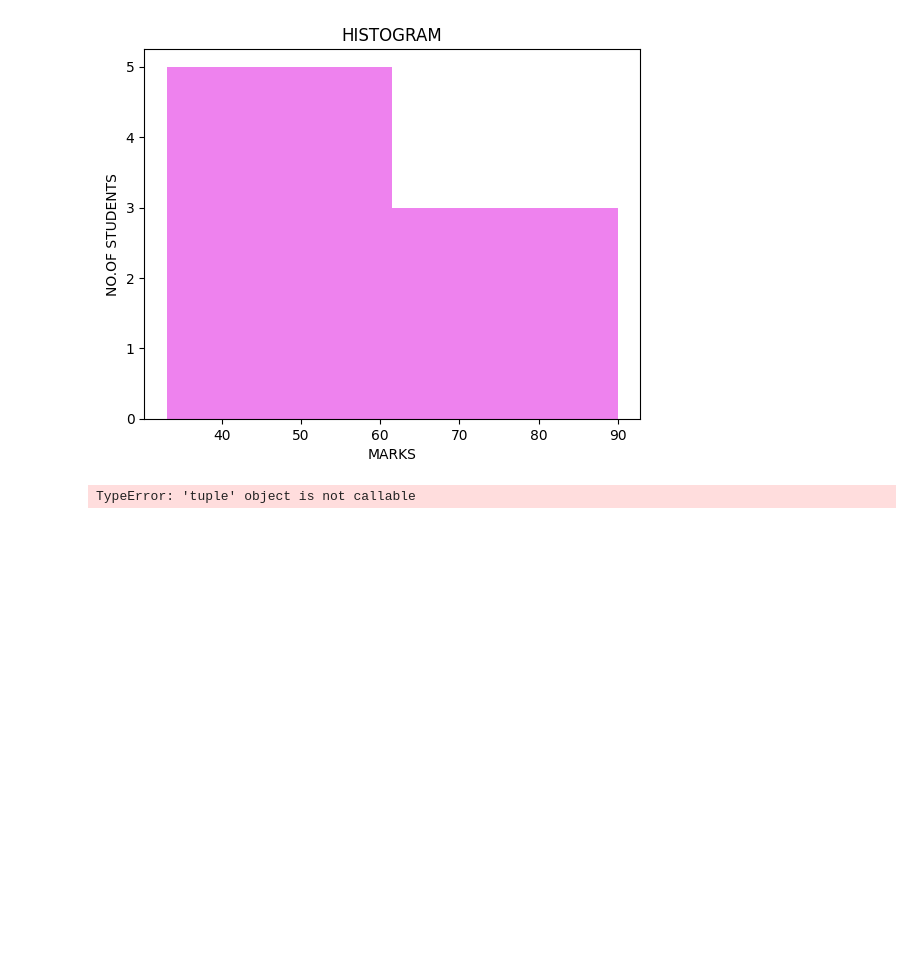
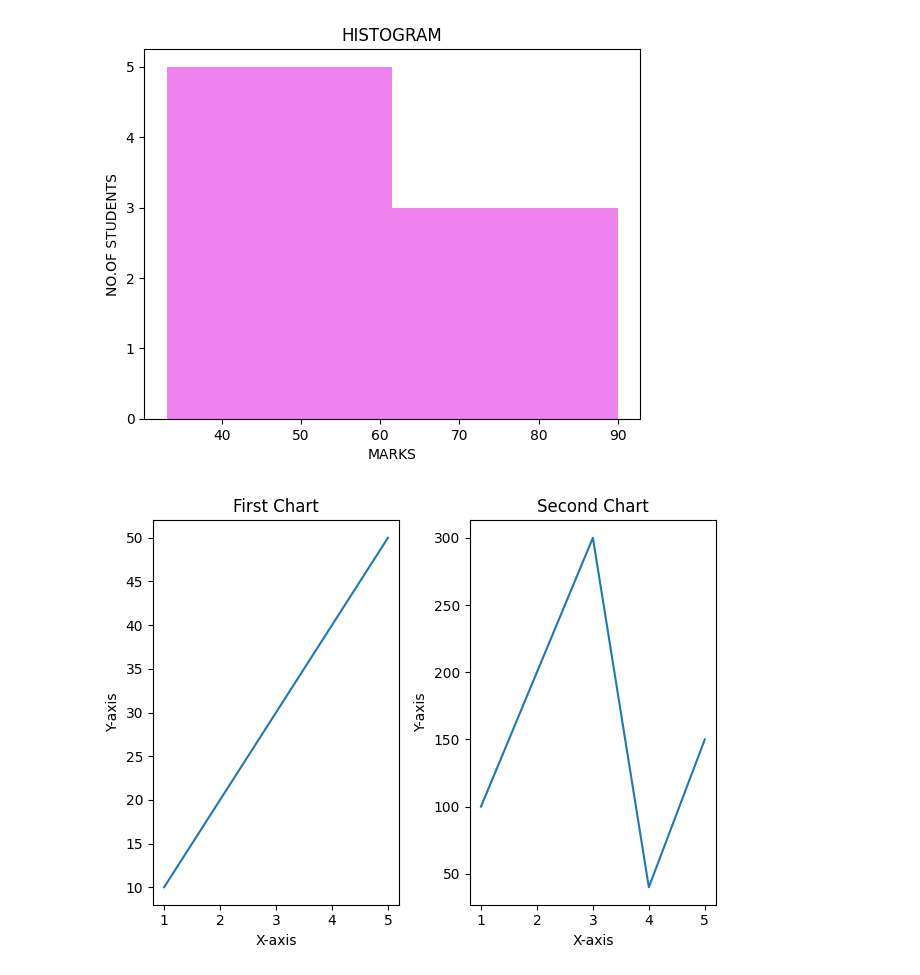
Before and after one commit to yashmourya236-code/Data_Science_-45-Days-, a Jupyter notebook: Python(Day-17).ipynb, the cells around one changed output. Saved outputs shown, nothing was run; the diff lists cells and outputs as text; code cells hidden in the pictures; blank space fills up the shorter version.

```diff
--- a/Python(Day-17).ipynb
+++ b/Python(Day-17).ipynb
@@ -28,21 +28,28 @@ plt.title("HISTOGRAM")
 plt.show()
 # %% [output]
 [figure]
-# %%
-import matplotlib.pyplot as plt
-fruits = ["Apple","Banana","Orange","Mango","Strawberry"]
-count= [40,30,15,78,45]
-# plt.plot(fruits,count)
-plt.pie(count)
-plt.show()
-# %% [output]
-TypeError: 'tuple' object is not callable
 # %%
 import matplotlib.pyplot as plt
-fruits = ["Apple","Banana","Orange","Mango","Strawberry"]
-count = [40,30,15,78,45]
-# plt.plot(fruits,count)
-# plt.pie(count,labels=fruits)
-# plt.title("Pie Chart")
-
+#first chart
+x=[1,2,3,4,5]
+y=[10,20,30,40,50]
+plt.subplot(1,2,1)
+plt.title("First Chart")
+plt.xlabel("X-axis")
+plt.ylabel("Y-axis")
+plt.plot(x,y)
 # plt.show()
+print('\n')
+print('\n')
+#second chart
+x1=[1,2,3,4,5]
+y1=[100,200,300,40,150]
+plt.subplot(1,2,2)
+plt.plot(x1,y1)
+plt.title("Second Chart")
+plt.xlabel("X-axis")
+plt.ylabel("Y-axis")
+plt.tight_layout()
+plt.show()
+# %% [output]
+[figure, added]
```
